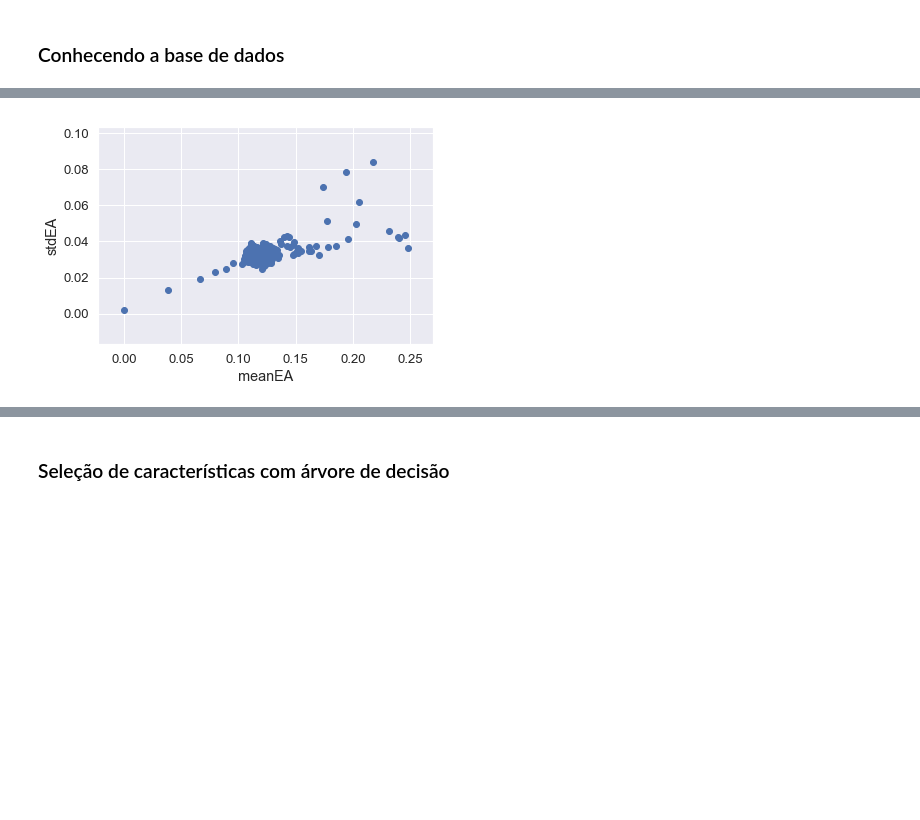
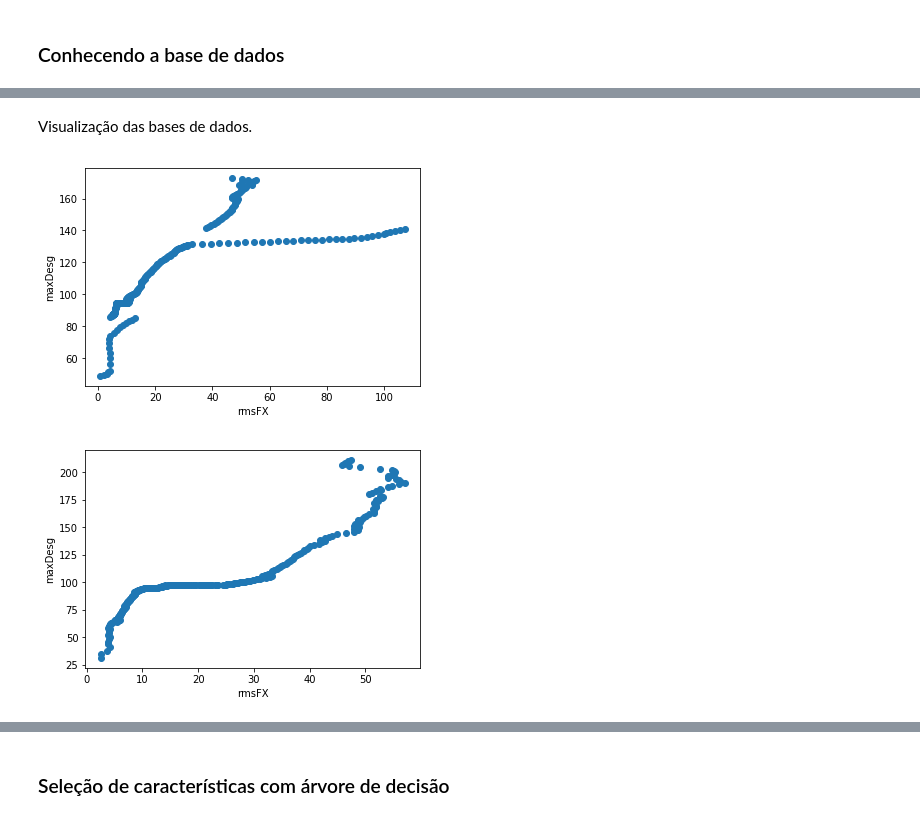
Before and after one commit to IarahAlmeida/IA, a Jupyter notebook: Trabalho final.ipynb, the cells around one changed output, grey strips where cells are left out. Saved outputs shown, nothing was run; the diff lists cells and outputs as text; code cells hidden in the pictures; blank space fills up the shorter version.

```diff
--- a/Trabalho final.ipynb
+++ b/Trabalho final.ipynb
@@ -63,7 +180,16 @@ memory usage: 46.8 KB
+# %% [markdown]
+Visualização das bases de dados.
 # %%
-plt.scatter(df.meanEA, df.stdEA)
-plt.xlabel('meanEA')
-plt.ylabel('stdEA')
+plt.scatter(df1.rmsFX, df1.maxDesg)
+plt.xlabel('rmsFX')
+plt.ylabel('maxDesg')
 plt.show()
 # %% [output]
-[figure, old version]
+[figure, new version]
+# %%
+plt.scatter(df4.rmsFX, df4.maxDesg)
+plt.xlabel('rmsFX')
+plt.ylabel('maxDesg')
+plt.show()
+# %% [output]
+[figure, added]
```
Also changed, not shown: parts of 48 cells of this notebook, 14 other files.
